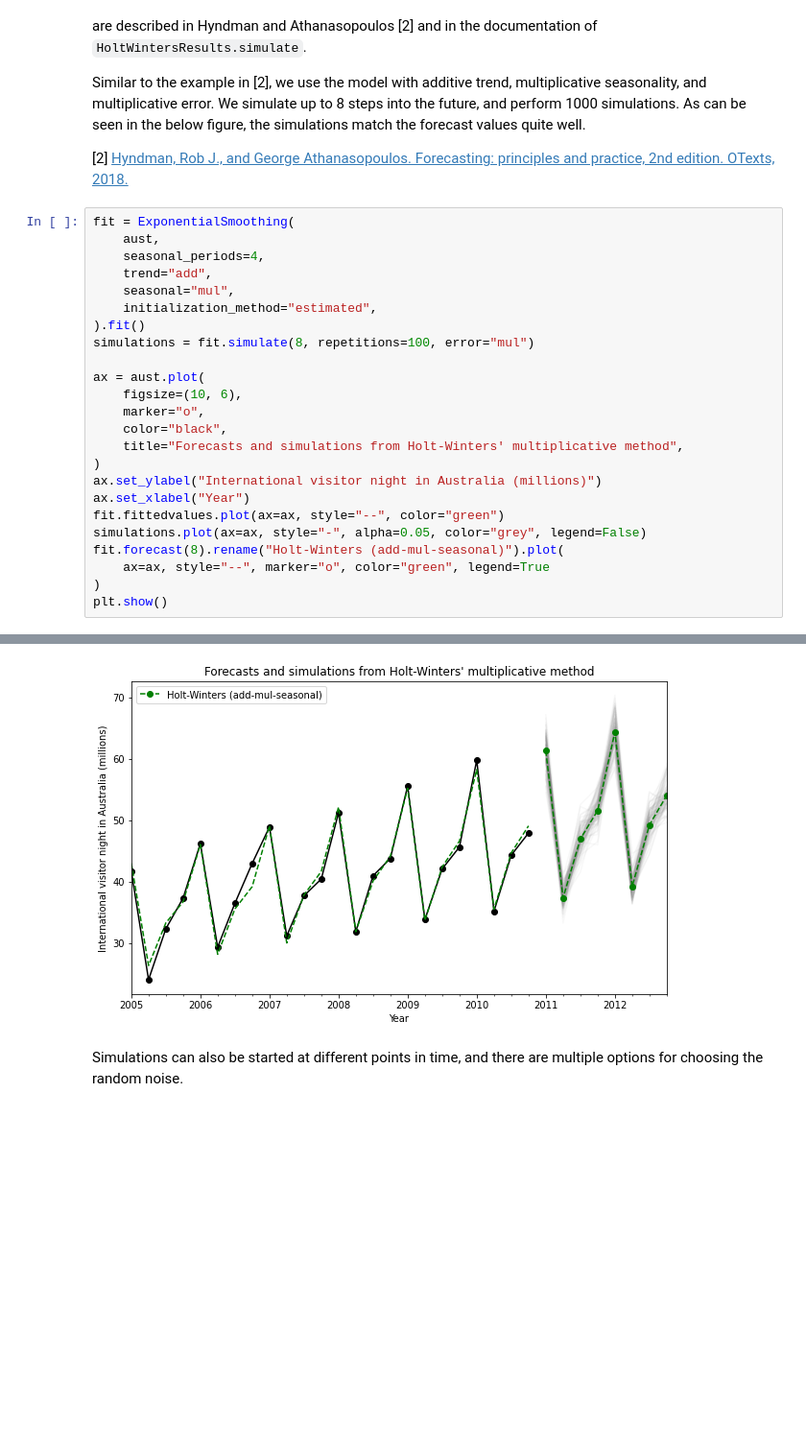
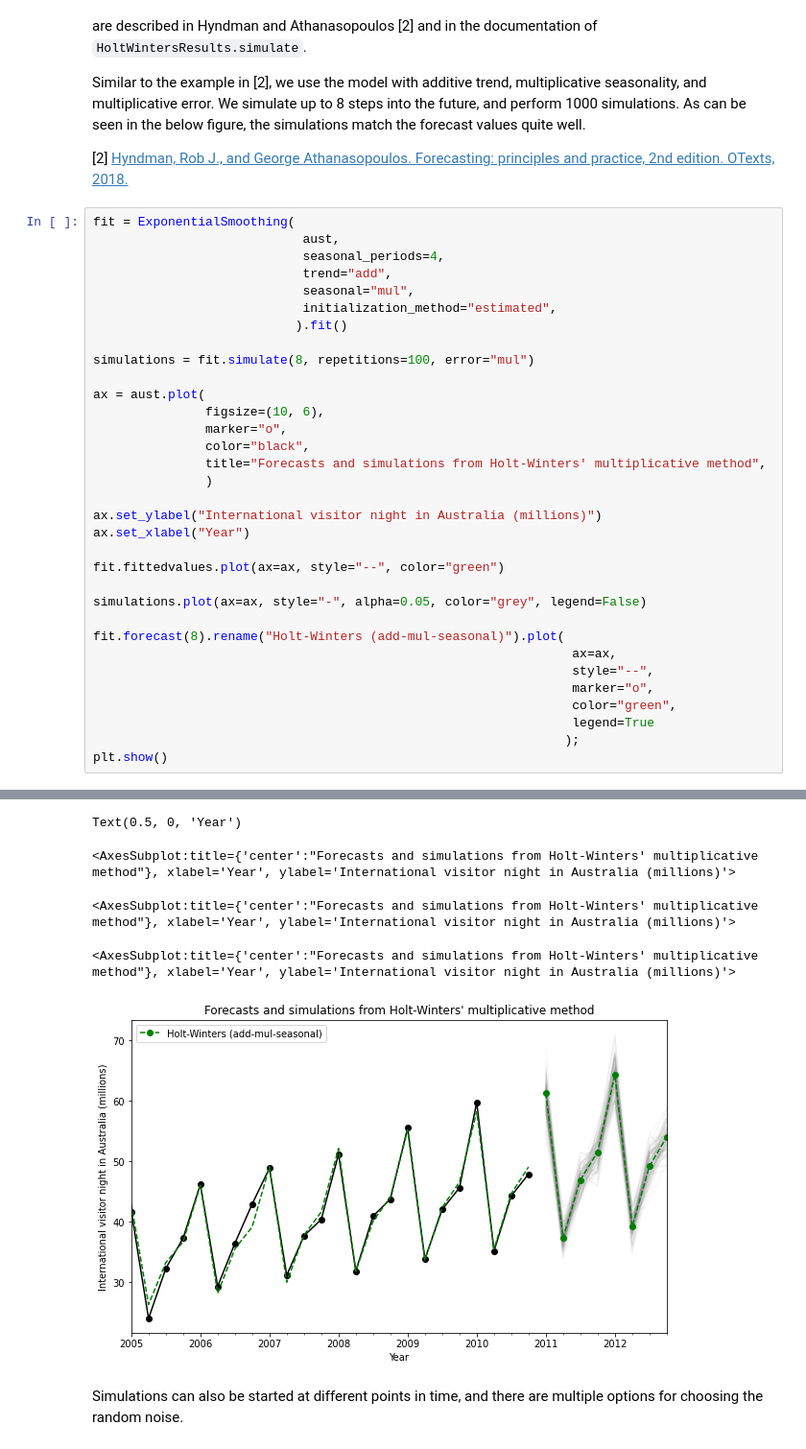
Before and after one commit to harnalashok/timeseries, a Jupyter notebook: exponential_smoothing_statsmodel.ipynb, the cells around one changed output, grey strips where cells are left out. Shown at 96% size. Saved outputs shown, nothing was run; the diff lists cells and outputs as text; blank space fills up the shorter version.

```diff
--- a/exponential_smoothing_statsmodel.ipynb
+++ b/exponential_smoothing_statsmodel.ipynb
@@ -744,26 +767,35 @@ Similar to the example in [2], we use the model with additive trend, multiplicat
 [2] [Hyndman, Rob J., and George Athanasopoulos. Forecasting: principles and practice, 2nd edition. OTexts, 2018.](https://otexts.com/fpp2/ets.html)
 # %%
 fit = ExponentialSmoothing(
-    aust,
-    seasonal_periods=4,
-    trend="add",
-    seasonal="mul",
-    initialization_method="estimated",
-).fit()
+                            aust,
+                            seasonal_periods=4,
+                            trend="add",
+                            seasonal="mul",
+                            initialization_method="estimated",
+                           ).fit()
+
 simulations = fit.simulate(8, repetitions=100, error="mul")
 
 ax = aust.plot(
-    figsize=(10, 6),
-    marker="o",
-    color="black",
-    title="Forecasts and simulations from Holt-Winters' multiplicative method",
-)
+               figsize=(10, 6),
+               marker="o",
+               color="black",
+               title="Forecasts and simulations from Holt-Winters' multiplicative method",
+               )
+
 ax.set_ylabel("International visitor night in Australia (millions)")
 ax.set_xlabel("Year")
+
 fit.fittedvalues.plot(ax=ax, style="--", color="green")
+
 simulations.plot(ax=ax, style="-", alpha=0.05, color="grey", legend=False)
+
 fit.forecast(8).rename("Holt-Winters (add-mul-seasonal)").plot(
-    ax=ax, style="--", marker="o", color="green", legend=True
-)
+                                                                ax=ax,
+                                                                style="--",
+                                                                marker="o",
+                                                                color="green",
+                                                                legend=True
+                                                               );
 plt.show()
 # %% [output]
@@ -770,4 +803,8 @@ plt.show()
+Text(0.5, 0, 'Year')
+<AxesSubplot:title={'center':"Forecasts and simulations from Holt-Winters' multiplicative method"}, xlabel='Year', ylabel='International visitor night in Australia (millions)'>
+<AxesSubplot:title={'center':"Forecasts and simulations from Holt-Winters' multiplicative method"}, xlabel='Year', ylabel='International visitor night in Australia (millions)'>
+<AxesSubplot:title={'center':"Forecasts and simulations from Holt-Winters' multiplicative method"}, xlabel='Year', ylabel='International visitor night in Australia (millions)'>
-[figure, old version]
+[figure, new version]
 # %% [markdown]
 Simulations can also be started at different points in time, and there are multiple options for choosing the random noise.
 # %%
```
Also changed, not shown: parts of 28 cells of this notebook.
